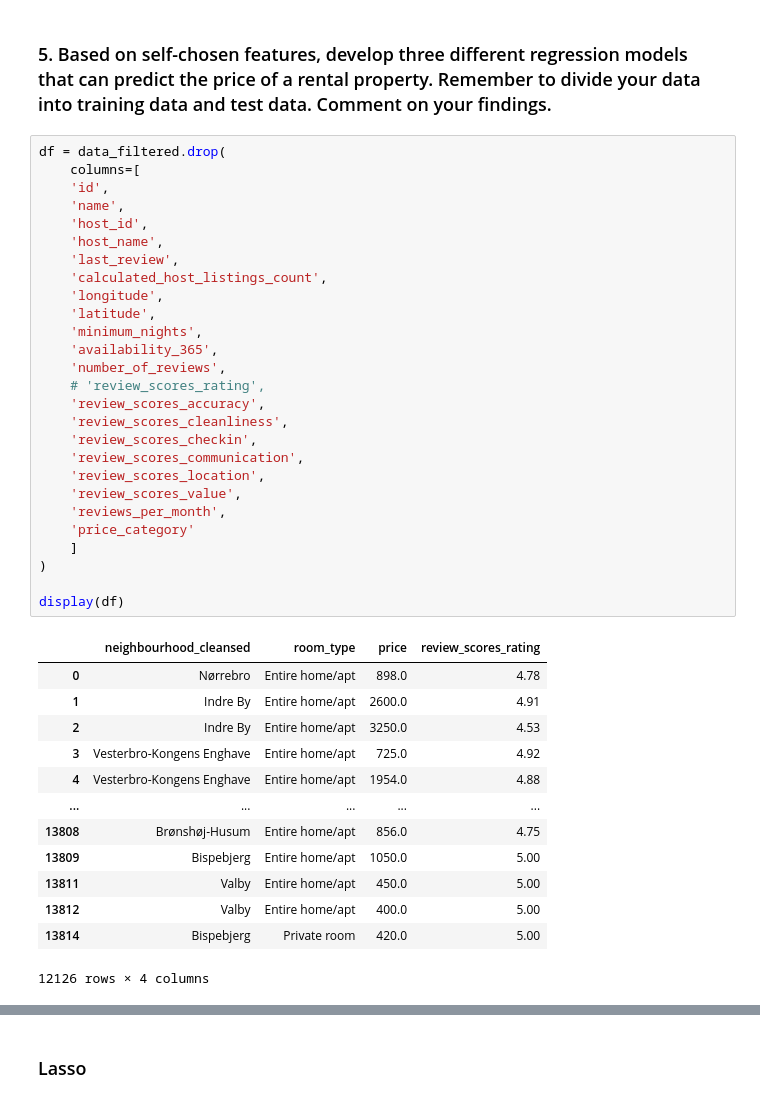
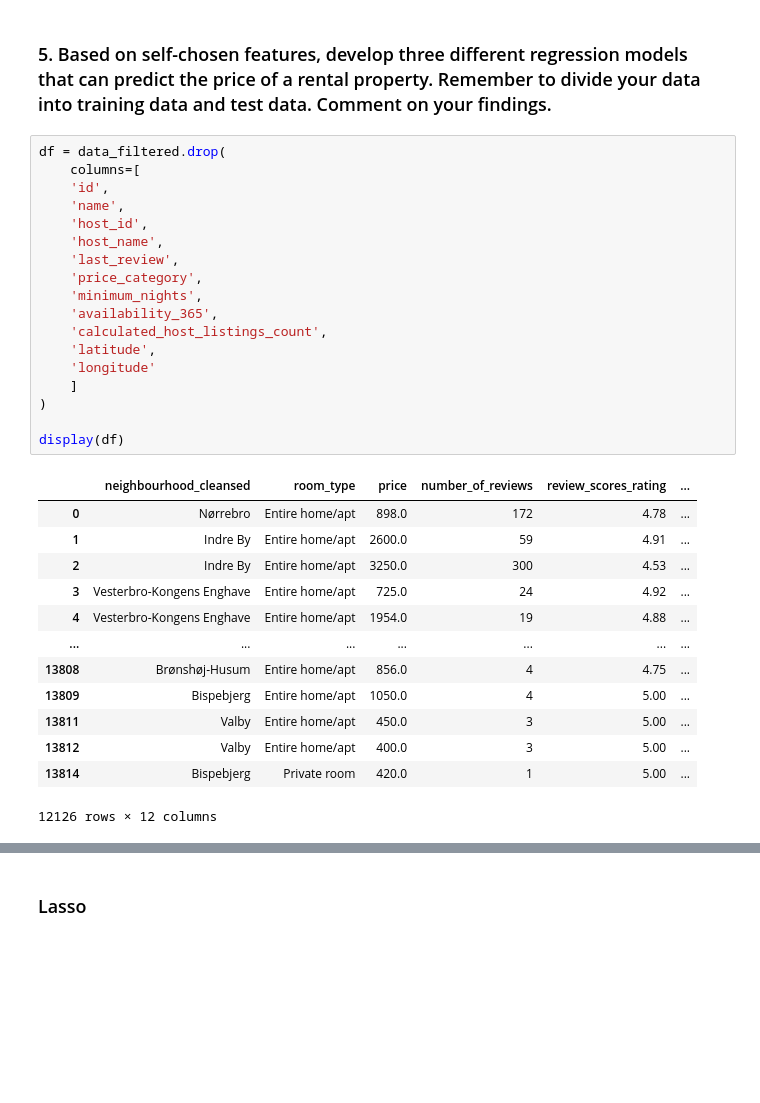
Before and after one commit to ASilins/mal1-2024, a Jupyter notebook: Getting started - Copenhagen Airbnb.ipynb, the cells around one changed output, grey strips where cells are left out. Drawn from its saved outputs; the diff is of its cells as text; blank space fills up the shorter version.

```diff
--- a/Getting started - Copenhagen Airbnb.ipynb
+++ b/Getting started - Copenhagen Airbnb.ipynb
@@ -396,44 +412,35 @@ plt.show()
 # %%
 df = data_filtered.drop(
     columns=[
     'id',
     'name',
     'host_id',
     'host_name',
     'last_review',
-    'calculated_host_listings_count',
-    'longitude',
-    'latitude',
+    'price_category',
     'minimum_nights',
     'availability_365',
-    'number_of_reviews',
-    # 'review_scores_rating',
-    'review_scores_accuracy',
-    'review_scores_cleanliness',
-    'review_scores_checkin',
-    'review_scores_communication',
-    'review_scores_location',
-    'review_scores_value',
-    'reviews_per_month',
-    'price_category'
+    'calculated_host_listings_count',
+    'latitude',
+    'longitude'
     ]
 )
 
 display(df)
 # %% [output]
-|  | neighbourhood_cleansed | room_type | price | review_scores_rating |
-| 0 | Nørrebro | Entire home/apt | 898.0 | 4.78 |
-| 1 | Indre By | Entire home/apt | 2600.0 | 4.91 |
-| 2 | Indre By | Entire home/apt | 3250.0 | 4.53 |
-| 3 | Vesterbro-Kongens Enghave | Entire home/apt | 725.0 | 4.92 |
-| 4 | Vesterbro-Kongens Enghave | Entire home/apt | 1954.0 | 4.88 |
-| ... | ... | ... | ... | ... |
-| 13808 | Brønshøj-Husum | Entire home/apt | 856.0 | 4.75 |
-| 13809 | Bispebjerg | Entire home/apt | 1050.0 | 5.00 |
-| 13811 | Valby | Entire home/apt | 450.0 | 5.00 |
-| 13812 | Valby | Entire home/apt | 400.0 | 5.00 |
-| 13814 | Bispebjerg | Private room | 420.0 | 5.00 |
+|  | neighbourhood_cleansed | room_type | price | number_of_reviews | review_scores_rating | ... |
+| 0 | Nørrebro | Entire home/apt | 898.0 | 172 | 4.78 | ... |
+| 1 | Indre By | Entire home/apt | 2600.0 | 59 | 4.91 | ... |
+| 2 | Indre By | Entire home/apt | 3250.0 | 300 | 4.53 | ... |
+| 3 | Vesterbro-Kongens Enghave | Entire home/apt | 725.0 | 24 | 4.92 | ... |
+| 4 | Vesterbro-Kongens Enghave | Entire home/apt | 1954.0 | 19 | 4.88 | ... |
+| ... | ... | ... | ... | ... | ... | ... |
+| 13808 | Brønshøj-Husum | Entire home/apt | 856.0 | 4 | 4.75 | ... |
+| 13809 | Bispebjerg | Entire home/apt | 1050.0 | 4 | 5.00 | ... |
+| 13811 | Valby | Entire home/apt | 450.0 | 3 | 5.00 | ... |
+| 13812 | Valby | Entire home/apt | 400.0 | 3 | 5.00 | ... |
+| 13814 | Bispebjerg | Private room | 420.0 | 1 | 5.00 | ... |
-12126 rows × 4 columns
+12126 rows × 12 columns
 # %%
 neighbourhood_dummies = pd.get_dummies(df['neighbourhood_cleansed'], dtype='int')
 room_dummies = pd.get_dummies(df['room_type'], dtype='int')
```
Also changed, not shown: parts of 24 cells of this notebook.
